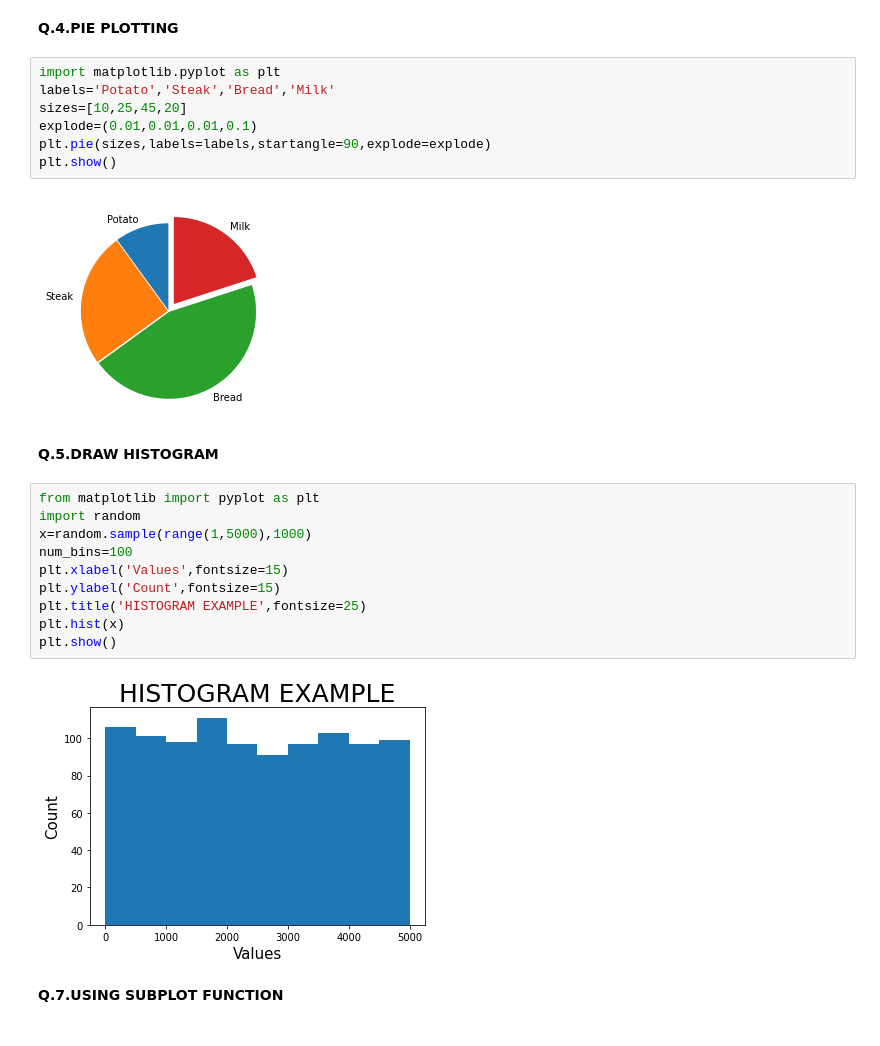
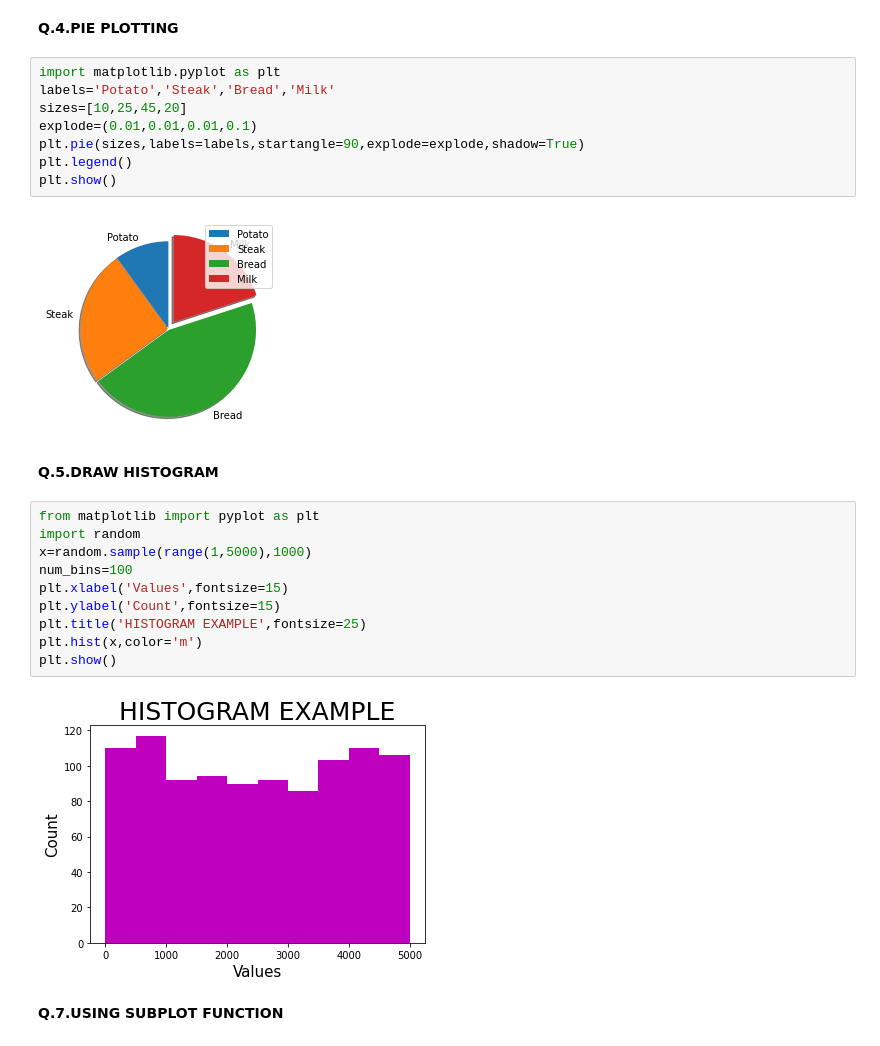
Before and after one commit to barshakc/PANDAS, a Jupyter notebook: matplotlib_assignment.ipynb, the cells around one changed output. Drawn from its saved outputs; the diff is of its cells as text.

```diff
--- a/matplotlib_assignment.ipynb
+++ b/matplotlib_assignment.ipynb
@@ -58,24 +58,25 @@ import matplotlib.pyplot as plt
 labels='Potato','Steak','Bread','Milk'
 sizes=[10,25,45,20]
 explode=(0.01,0.01,0.01,0.1)
-plt.pie(sizes,labels=labels,startangle=90,explode=explode)
+plt.pie(sizes,labels=labels,startangle=90,explode=explode,shadow=True)
+plt.legend()
 plt.show()
 # %% [output]
-[figure, old version]
+[figure, new version]
 # %% [markdown]
 **Q.5.DRAW HISTOGRAM**
 # %%
 from matplotlib import pyplot as plt
 import random
 x=random.sample(range(1,5000),1000)
 num_bins=100
 plt.xlabel('Values',fontsize=15)
 plt.ylabel('Count',fontsize=15)
 plt.title('HISTOGRAM EXAMPLE',fontsize=25)
-plt.hist(x)
+plt.hist(x,color='m')
 plt.show()
 # %% [output]
-[figure, old version]
+[figure, new version]
 # %% [markdown]
 **Q.7.USING SUBPLOT FUNCTION**
 # %% [markdown]
```
Also changed, not shown: parts of 5 cells of this notebook.
